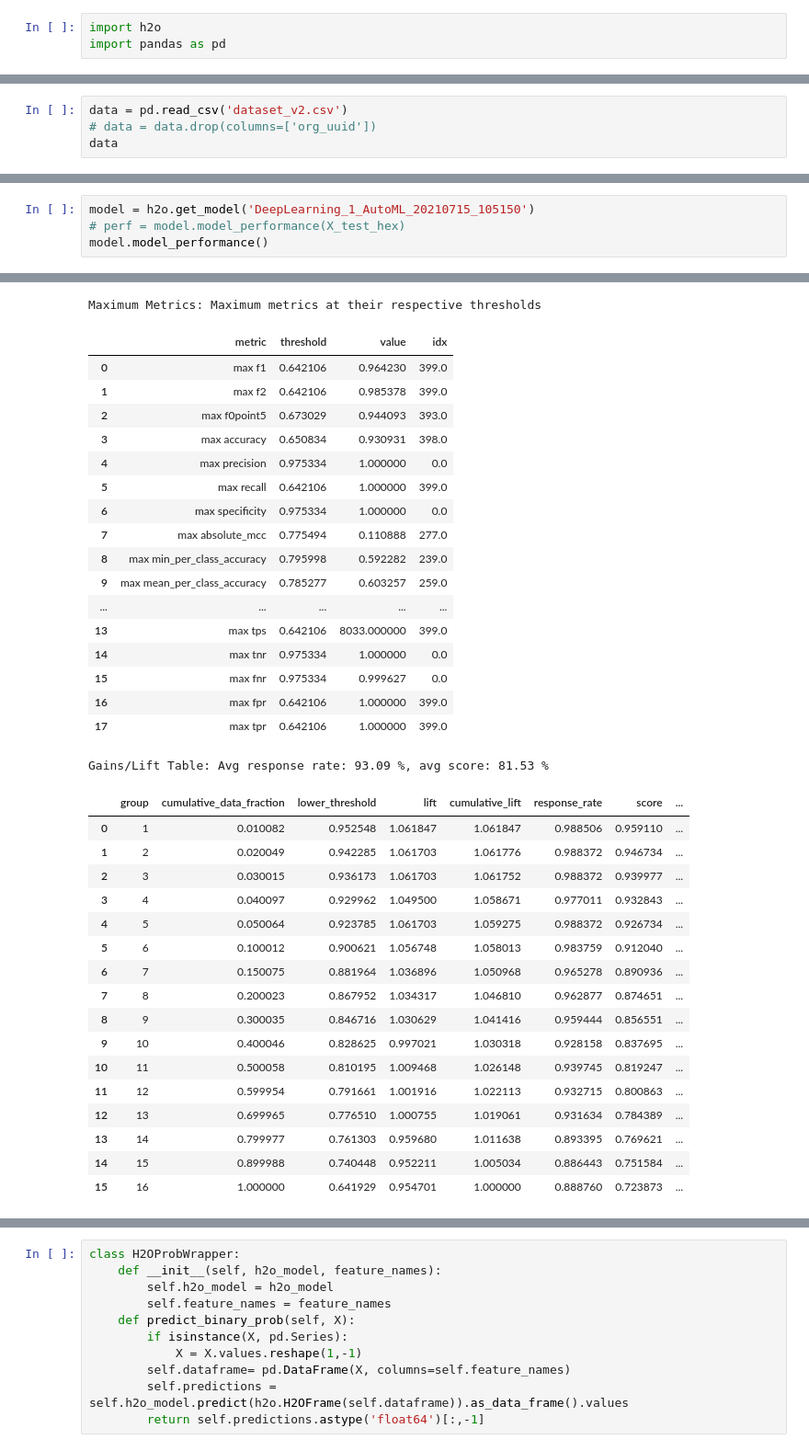
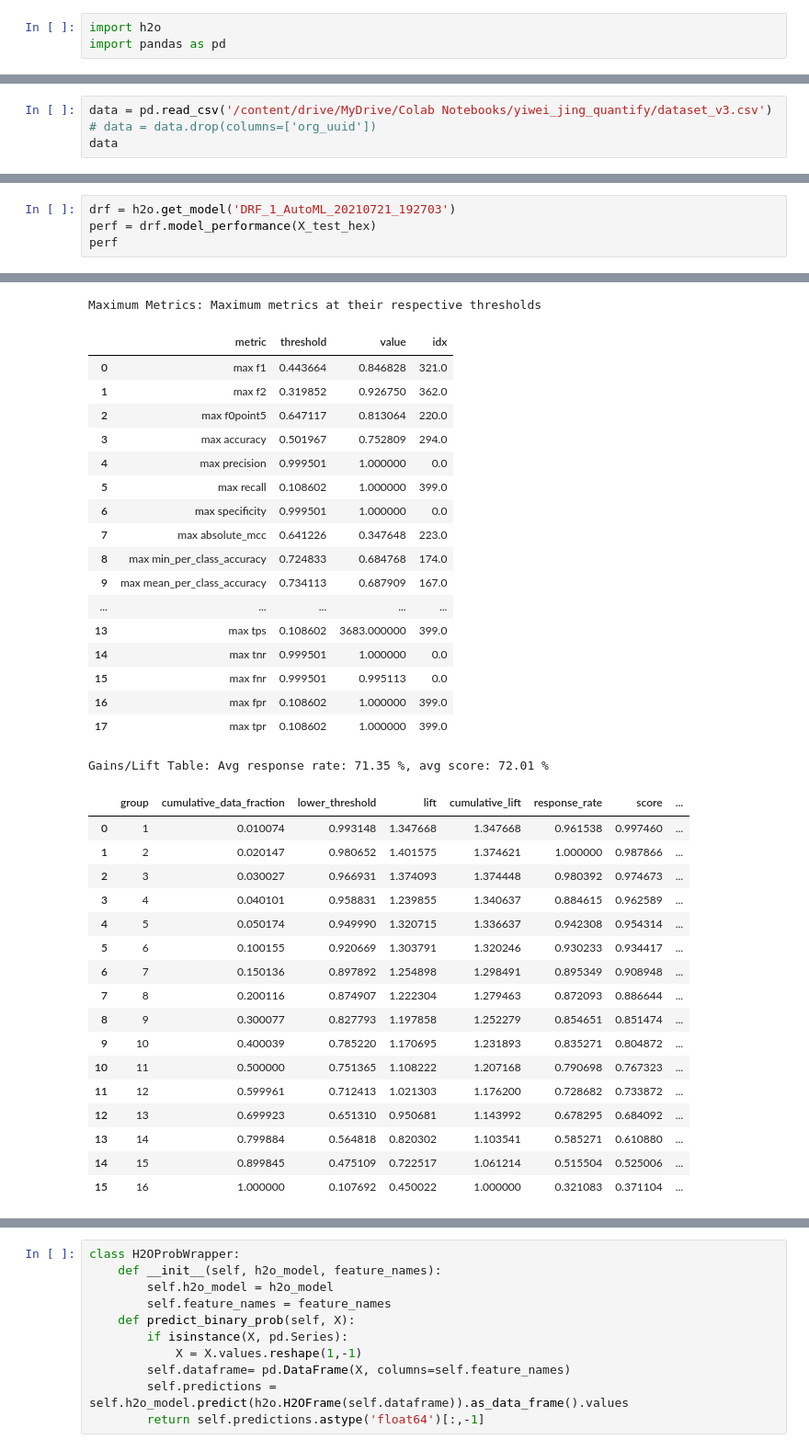
Before and after one commit to csynbiosys/dissertations-2021-info, a Jupyter notebook: yiwei_jing_quantify/H2O.ipynb, the cells around one changed output, grey strips where cells are left out. Shown at 92% size. Saved outputs shown, nothing was run; the diff lists cells and outputs as text.

```diff
--- a/yiwei_jing_quantify/H2O.ipynb
+++ b/yiwei_jing_quantify/H2O.ipynb
@@ -55,5 +51,5 @@ Connecting to H2O server at http://127.0.0.1:54321 ... successful.
 # %%
-data = pd.read_csv('dataset_v2.csv')
+data = pd.read_csv('/content/drive/MyDrive/Colab Notebooks/yiwei_jing_quantify/dataset_v3.csv')
 # data = data.drop(columns=['org_uuid'])
 data
 # %% [output]
@@ -346,5 +526,5 @@ Gains/Lift Table: Avg response rate: 93.09 %, avg score: 92.91 %
 # %%
-model = h2o.get_model('DeepLearning_1_AutoML_20210715_105150')
-# perf = model.model_performance(X_test_hex)
-model.model_performance()
+drf = h2o.get_model('DRF_1_AutoML_20210721_192703')
+perf = drf.model_performance(X_test_hex)
+perf
 # %% [output]
@@ -369,37 +547,37 @@ Confusion Matrix (Act/Pred) for max f1 @ threshold = 0.6421055610570181:
 Maximum Metrics: Maximum metrics at their respective thresholds
 |  | metric | threshold | value | idx |
-| 0 | max f1 | 0.642106 | 0.964230 | 399.0 |
-| 1 | max f2 | 0.642106 | 0.985378 | 399.0 |
-| 2 | max f0point5 | 0.673029 | 0.944093 | 393.0 |
-| 3 | max accuracy | 0.650834 | 0.930931 | 398.0 |
-| 4 | max precision | 0.975334 | 1.000000 | 0.0 |
-| 5 | max recall | 0.642106 | 1.000000 | 399.0 |
-| 6 | max specificity | 0.975334 | 1.000000 | 0.0 |
-| 7 | max absolute_mcc | 0.775494 | 0.110888 | 277.0 |
-| 8 | max min_per_class_accuracy | 0.795998 | 0.592282 | 239.0 |
-| 9 | max mean_per_class_accuracy | 0.785277 | 0.603257 | 259.0 |
+| 0 | max f1 | 0.443664 | 0.846828 | 321.0 |
+| 1 | max f2 | 0.319852 | 0.926750 | 362.0 |
+| 2 | max f0point5 | 0.647117 | 0.813064 | 220.0 |
+| 3 | max accuracy | 0.501967 | 0.752809 | 294.0 |
+| 4 | max precision | 0.999501 | 1.000000 | 0.0 |
+| 5 | max recall | 0.108602 | 1.000000 | 399.0 |
+| 6 | max specificity | 0.999501 | 1.000000 | 0.0 |
+| 7 | max absolute_mcc | 0.641226 | 0.347648 | 223.0 |
+| 8 | max min_per_class_accuracy | 0.724833 | 0.684768 | 174.0 |
+| 9 | max mean_per_class_accuracy | 0.734113 | 0.687909 | 167.0 |
 | ... | ... | ... | ... | ... |
-| 13 | max tps | 0.642106 | 8033.000000 | 399.0 |
-| 14 | max tnr | 0.975334 | 1.000000 | 0.0 |
-| 15 | max fnr | 0.975334 | 0.999627 | 0.0 |
-| 16 | max fpr | 0.642106 | 1.000000 | 399.0 |
-| 17 | max tpr | 0.642106 | 1.000000 | 399.0 |
+| 13 | max tps | 0.108602 | 3683.000000 | 399.0 |
+| 14 | max tnr | 0.999501 | 1.000000 | 0.0 |
+| 15 | max fnr | 0.999501 | 0.995113 | 0.0 |
+| 16 | max fpr | 0.108602 | 1.000000 | 399.0 |
+| 17 | max tpr | 0.108602 | 1.000000 | 399.0 |
-Gains/Lift Table: Avg response rate: 93.09 %, avg score: 81.53 %
+Gains/Lift Table: Avg response rate: 71.35 %, avg score: 72.01 %
 |  | group | cumulative_data_fraction | lower_threshold | lift | cumulative_lift | response_rate | score | ... |
-| 0 | 1 | 0.010082 | 0.952548 | 1.061847 | 1.061847 | 0.988506 | 0.959110 | ... |
-| 1 | 2 | 0.020049 | 0.942285 | 1.061703 | 1.061776 | 0.988372 | 0.946734 | ... |
-| 2 | 3 | 0.030015 | 0.936173 | 1.061703 | 1.061752 | 0.988372 | 0.939977 | ... |
-| 3 | 4 | 0.040097 | 0.929962 | 1.049500 | 1.058671 | 0.977011 | 0.932843 | ... |
-| 4 | 5 | 0.050064 | 0.923785 | 1.061703 | 1.059275 | 0.988372 | 0.926734 | ... |
-| 5 | 6 | 0.100012 | 0.900621 | 1.056748 | 1.058013 | 0.983759 | 0.912040 | ... |
-| 6 | 7 | 0.150075 | 0.881964 | 1.036896 | 1.050968 | 0.965278 | 0.890936 | ... |
-| 7 | 8 | 0.200023 | 0.867952 | 1.034317 | 1.046810 | 0.962877 | 0.874651 | ... |
-| 8 | 9 | 0.300035 | 0.846716 | 1.030629 | 1.041416 | 0.959444 | 0.856551 | ... |
-| 9 | 10 | 0.400046 | 0.828625 | 0.997021 | 1.030318 | 0.928158 | 0.837695 | ... |
-| 10 | 11 | 0.500058 | 0.810195 | 1.009468 | 1.026148 | 0.939745 | 0.819247 | ... |
-| 11 | 12 | 0.599954 | 0.791661 | 1.001916 | 1.022113 | 0.932715 | 0.800863 | ... |
-| 12 | 13 | 0.699965 | 0.776510 | 1.000755 | 1.019061 | 0.931634 | 0.784389 | ... |
-| 13 | 14 | 0.799977 | 0.761303 | 0.959680 | 1.011638 | 0.893395 | 0.769621 | ... |
-| 14 | 15 | 0.899988 | 0.740448 | 0.952211 | 1.005034 | 0.886443 | 0.751584 | ... |
-| 15 | 16 | 1.000000 | 0.641929 | 0.954701 | 1.000000 | 0.888760 | 0.723873 | ... |
+| 0 | 1 | 0.010074 | 0.993148 | 1.347668 | 1.347668 | 0.961538 | 0.997460 | ... |
+| 1 | 2 | 0.020147 | 0.980652 | 1.401575 | 1.374621 | 1.000000 | 0.987866 | ... |
+| 2 | 3 | 0.030027 | 0.966931 | 1.374093 | 1.374448 | 0.980392 | 0.974673 | ... |
+| 3 | 4 | 0.040101 | 0.958831 | 1.239855 | 1.340637 | 0.884615 | 0.962589 | ... |
+| 4 | 5 | 0.050174 | 0.949990 | 1.320715 | 1.336637 | 0.942308 | 0.954314 | ... |
+| 5 | 6 | 0.100155 | 0.920669 | 1.303791 | 1.320246 | 0.930233 | 0.934417 | ... |
+| 6 | 7 | 0.150136 | 0.897892 | 1.254898 | 1.298491 | 0.895349 | 0.908948 | ... |
+| 7 | 8 | 0.200116 | 0.874907 | 1.222304 | 1.279463 | 0.872093 | 0.886644 | ... |
+| 8 | 9 | 0.300077 | 0.827793 | 1.197858 | 1.252279 | 0.854651 | 0.851474 | ... |
+| 9 | 10 | 0.400039 | 0.785220 | 1.170695 | 1.231893 | 0.835271 | 0.804872 | ... |
+| 10 | 11 | 0.500000 | 0.751365 | 1.108222 | 1.207168 | 0.790698 | 0.767323 | ... |
+| 11 | 12 | 0.599961 | 0.712413 | 1.021303 | 1.176200 | 0.728682 | 0.733872 | ... |
+| 12 | 13 | 0.699923 | 0.651310 | 0.950681 | 1.143992 | 0.678295 | 0.684092 | ... |
+| 13 | 14 | 0.799884 | 0.564818 | 0.820302 | 1.103541 | 0.585271 | 0.610880 | ... |
+| 14 | 15 | 0.899845 | 0.475109 | 0.722517 | 1.061214 | 0.515504 | 0.525006 | ... |
+| 15 | 16 | 1.000000 | 0.107692 | 0.450022 | 1.000000 | 0.321083 | 0.371104 | ... |
 # %%
```
Also changed, not shown: parts of 24 cells of this notebook.
